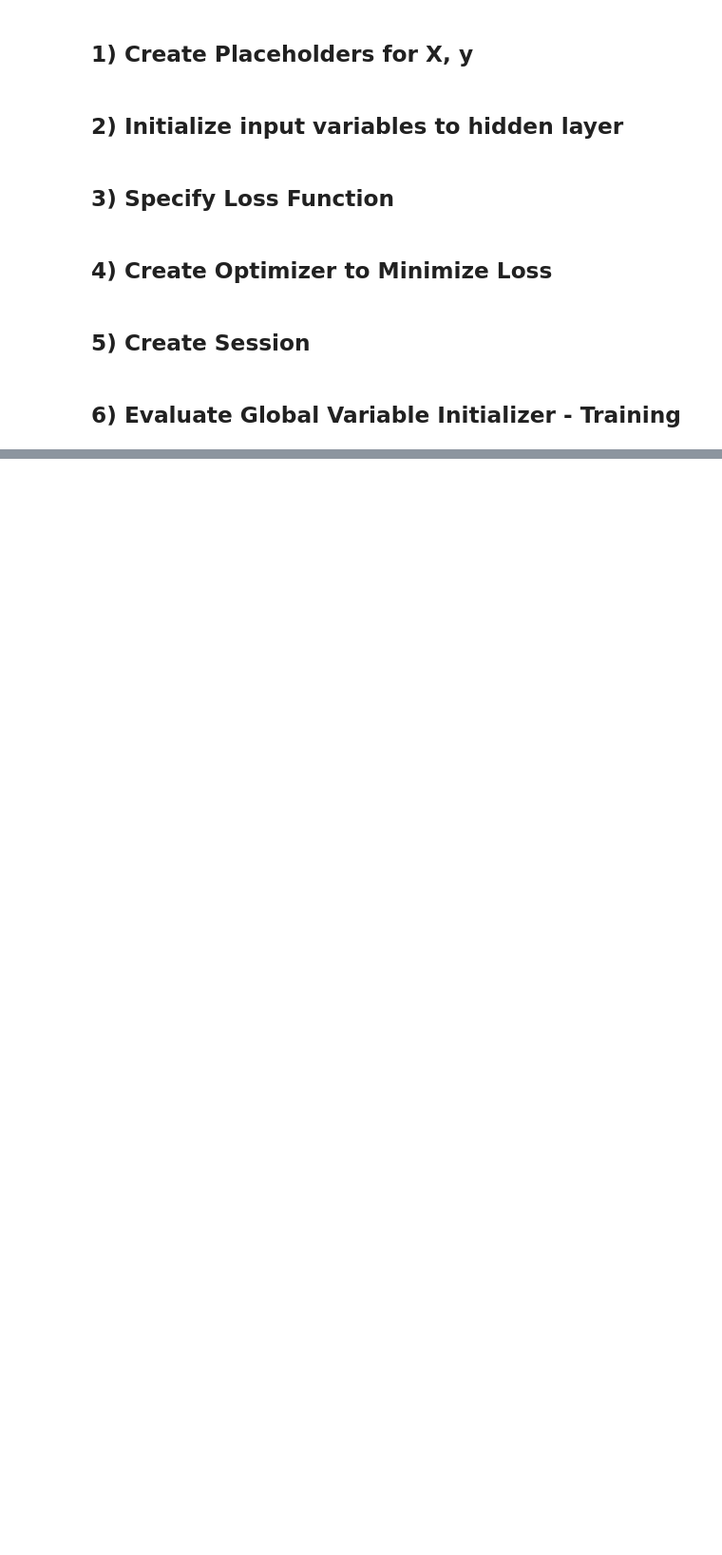
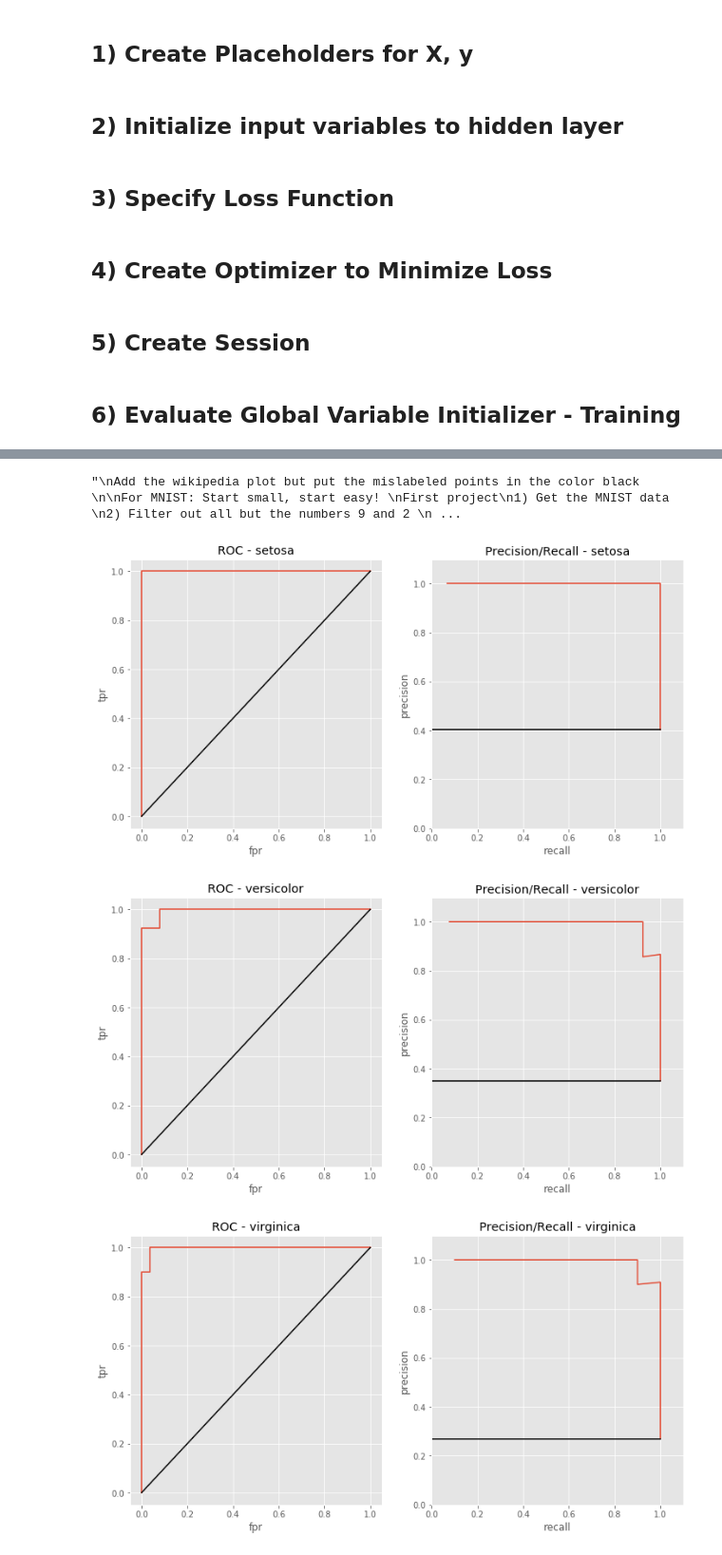
Before and after one commit to akbowers/cloudTensorflow, a Jupyter notebook: Notebooks/Iris-Logistic_Regression_tensorflow.ipynb, the cells around one changed output, grey strips where cells are left out. Shown: that part at 95% size. Saved outputs shown, nothing was run; the diff lists cells and outputs as text; code cells hidden in the pictures; blank space fills up the shorter version.

```diff
--- a/Notebooks/Iris-Logistic_Regression_tensorflow.ipynb
+++ b/Notebooks/Iris-Logistic_Regression_tensorflow.ipynb
@@ -44,3 +89,5 @@ train = optimizer.minimize(loss)
+# %%
+train_step = tf.train.GradientDescentOptimizer(0.5).minimize(cross_entropy)
 # %% [markdown]
 ## 5) Create Session
 # %%
@@ -51,4 +98,8 @@ sess.run(init)
 ## 6) Evaluate Global Variable Initializer - Training
 # %%
 for i in range(1000):
-    sess.run(train, feed_dict={x_tf:np.array(X_train).reshape(-1,1), y_tf:y_train.reshape(-1,1)})
+    sess.run(train_step, feed_dict= {x_tf: X_train.reshape(-1, num_features), y_tf: y_hot_train.reshape(-1, num_outputs)})
+#     if i % 10 == 0:
+#         print ("train step: {}".format(i))
+#         print("W: {}".format(sess.run(W)))
+#         print("b: {}".format(sess.run(b)))
@@ -56,0 +112,2 @@ y_pred = y_hat.eval(feed_dict)
+# %%
+y_pred = y_hat.eval(feed_dict= {x_tf: X_test.reshape(-1, num_features), y_tf: y_hot_test.reshape(-1, num_outputs)})
@@ -56,0 +135,4 @@ y_pred = y_hat.eval(feed_dict)
+# %%
+c = Curves(y_pred, y_test, iris)
+setosa_df = c.calculate_threshold_values(0)
+setosa_df.head()
@@ -56,0 +146,32 @@ y_pred = y_hat.eval(feed_dict)
+# %%
+for i in range(num_outputs):
+    fig, (ax0, ax1) = plt.subplots(1,2, figsize=(12,6))
+    df = c.calculate_threshold_values(i)
+    c.plot_roc(ax0, df, i)
+    c.plot_precision_recall(ax1, df, i)
+
+
+#TODO
+"""
+Add the wikipedia plot but put the mislabeled points in the color black
+
+For MNIST: Start small, start easy!
+First project
+1) Get the MNIST data
+2) Filter out all but the numbers 9 and 2
+3) Build a 2 v 9 classifier (I strongly recommend only keeping a subset of the training data, you don't need more than a few MBs)
+3a) Visualize the layers in your net, ideal while it's training
+3b) Investigate something equivalent to the training stats curve
+3c) Invetsigate using tensorboard while your model is training
+4) Once you have a good 2 v 9 classifier build out a 3 way classifier (0 v 4 v 7) (for this one try not to prefilter the data, instead read from the fukll dataset
+5) Do the full 10 digit classifier
+
+Links:
+http://cs.stanford.edu/people/karpathy/convnetjs/
+
+"""
+# %% [output]
+"\nAdd the wikipedia plot but put the mislabeled points in the color black \n\nFor MNIST: Start small, start easy! \nFirst project\n1) Get the MNIST data \n2) Filter out all but the numbers 9 and 2 \n ...
+[figure, added]
+[figure, added]
+[figure, added]
```
Also changed, not shown: parts of 36 cells of this notebook, 4 other files.
